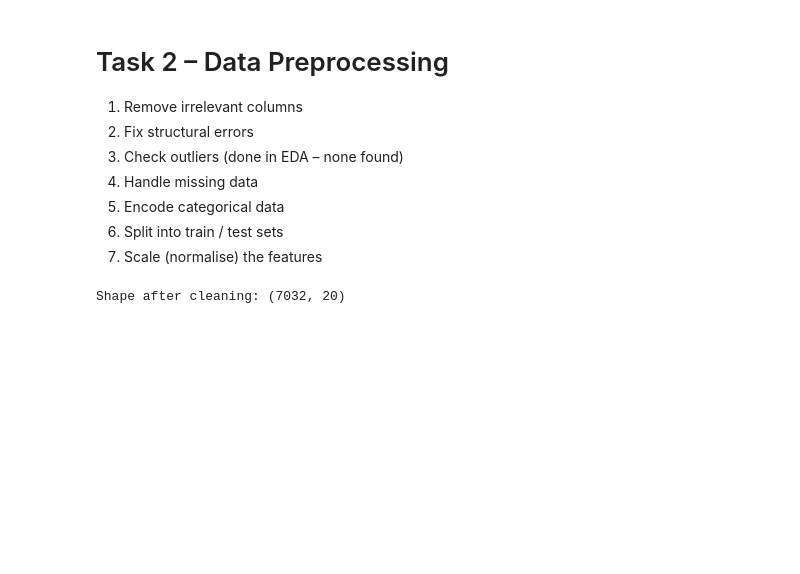
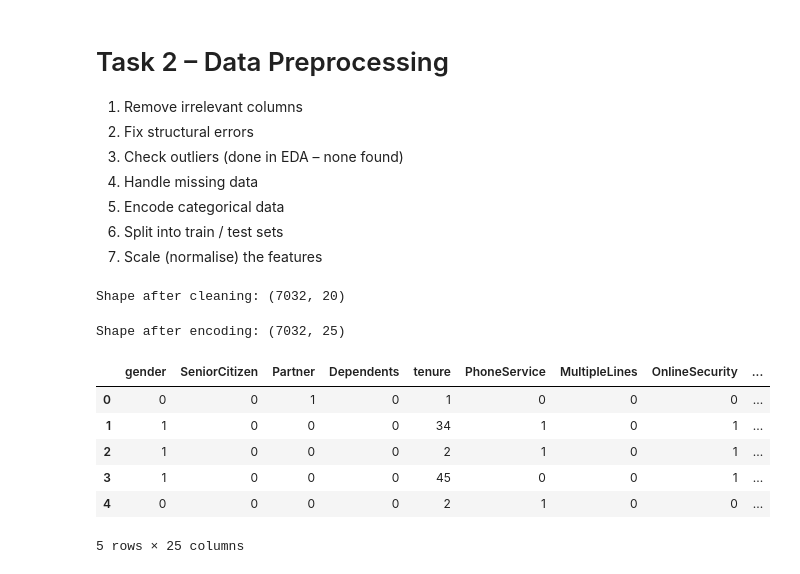
Before and after one commit to wageesha111/telco-churn-prediction, a Jupyter notebook: Telco_Churn_Coursework.ipynb, the cells around one changed output. Cells and saved outputs as stored; diff of their text form; code cells hidden in the pictures; blank space fills up the shorter version.

Commit message:
Preprocessing: encode categorical features

```diff
--- a/Telco_Churn_Coursework.ipynb
+++ b/Telco_Churn_Coursework.ipynb
@@ -283,3 +283,35 @@ data = data.dropna()
 print("Shape after cleaning:", data.shape)
 # %% [output]
 Shape after cleaning: (7032, 20)
+# %%
+# Step 5: Encode categorical data
+
+# (a) Target variable: Yes -> 1, No -> 0
+data["Churn"] = data["Churn"].map({"Yes": 1, "No": 0})
+
+# (b) Binary Yes/No columns -> 1/0
+binary_cols = ["Partner", "Dependents", "PhoneService", "MultipleLines", "OnlineSecurity",
+               "OnlineBackup", "DeviceProtection", "TechSupport", "StreamingTV",
+               "StreamingMovies", "PaperlessBilling"]
+for col in binary_cols:
+    data[col] = data[col].map({"Yes": 1, "No": 0})
+
+data["gender"] = data["gender"].map({"Male": 1, "Female": 0})
+
+# (c) Contract is ORDINAL data (it has an order: month -> 1 year -> 2 years)
+data["Contract"] = data["Contract"].map({"Month-to-month": 0, "One year": 1, "Two year": 2})
+
+# (d) InternetService and PaymentMethod are NOMINAL (no order) -> One-hot encoding
+data = pd.get_dummies(data, columns=["InternetService", "PaymentMethod"], dtype=int)
+
+print("Shape after encoding:", data.shape)
+data.head()
+# %% [output]
+Shape after encoding: (7032, 25)
+|  | gender | SeniorCitizen | Partner | Dependents | tenure | PhoneService | MultipleLines | OnlineSecurity | ... |
+| 0 | 0 | 0 | 1 | 0 | 1 | 0 | 0 | 0 | ... |
+| 1 | 1 | 0 | 0 | 0 | 34 | 1 | 0 | 1 | ... |
+| 2 | 1 | 0 | 0 | 0 | 2 | 1 | 0 | 1 | ... |
+| 3 | 1 | 0 | 0 | 0 | 45 | 0 | 0 | 1 | ... |
+| 4 | 0 | 0 | 0 | 0 | 2 | 1 | 0 | 0 | ... |
+5 rows × 25 columns
```
